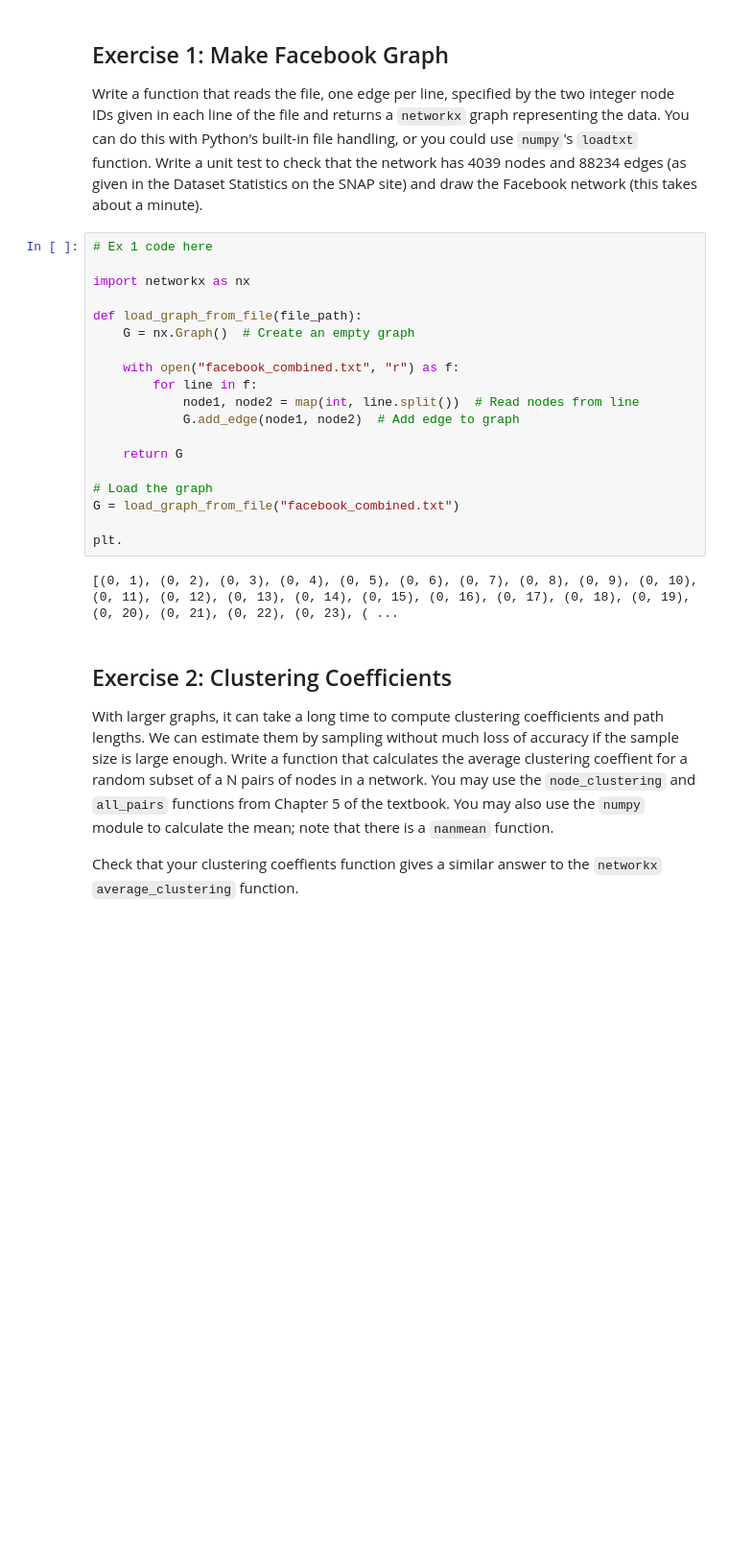
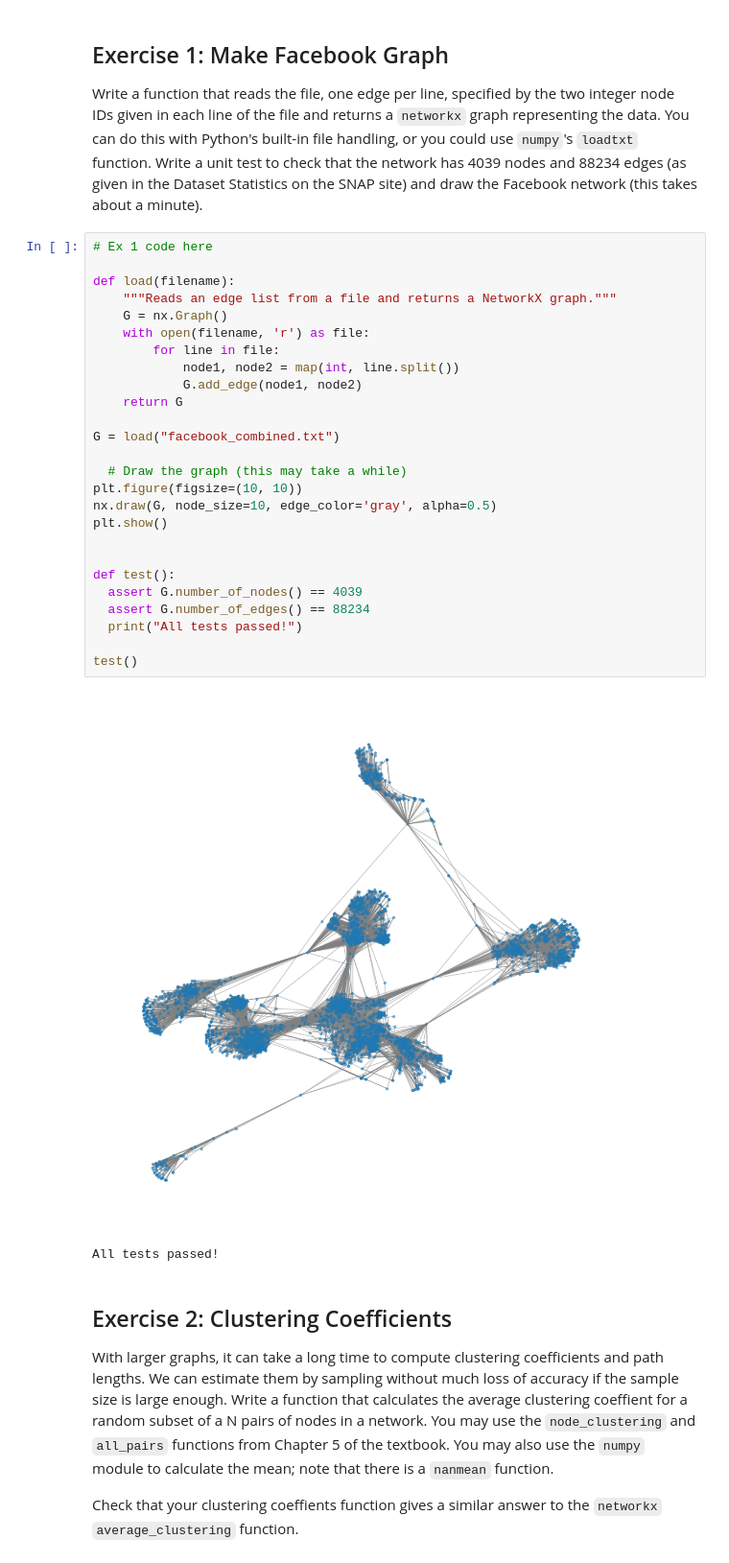
Before and after one commit to Charanjeet-x/comp215, a Jupyter notebook: labs/lab06_networks.ipynb, the cells around one changed output. Shown at 96% size. Saved outputs shown, nothing was run; the diff lists cells and outputs as text; blank space fills up the shorter version.

````diff
--- a/labs/lab06_networks.ipynb
+++ b/labs/lab06_networks.ipynb
@@ -40,27 +40,35 @@ Look at the content of the file and read the SNAP webpage to understand what the
 ## Exercise 1: Make Facebook Graph
 
 Write a function that reads the file, one edge per line, specified by the two integer node IDs given in each line of the file and returns a ```networkx``` graph representing the data.  You can do this with Python's built-in file handling, or you could use ```numpy```'s ```loadtxt``` function.  Write a unit test to check that the network has 4039 nodes and 88234 edges (as given in the Dataset Statistics on the SNAP site) and draw the Facebook network (this takes about a minute).
-# %%
-# Ex 1 code here
-
-import networkx as nx
-
-def load_graph_from_file(file_path):
-    G = nx.Graph()  # Create an empty graph
-
-    with open("facebook_combined.txt", "r") as f:
-        for line in f:
-            node1, node2 = map(int, line.split())  # Read nodes from line
-            G.add_edge(node1, node2)  # Add edge to graph
-
-    return G
-
-# Load the graph
-G = load_graph_from_file("facebook_combined.txt")
-
-plt.
-# %% [output]
-[(0, 1), (0, 2), (0, 3), (0, 4), (0, 5), (0, 6), (0, 7), (0, 8), (0, 9), (0, 10), (0, 11), (0, 12), (0, 13), (0, 14), (0, 15), (0, 16), (0, 17), (0, 18), (0, 19), (0, 20), (0, 21), (0, 22), (0, 23), ( ...
+# %%
+# Ex 1 code here
+
+def load(filename):
+    """Reads an edge list from a file and returns a NetworkX graph."""
+    G = nx.Graph()
+    with open(filename, 'r') as file:
+        for line in file:
+            node1, node2 = map(int, line.split())
+            G.add_edge(node1, node2)
+    return G
+
+G = load("facebook_combined.txt")
+
+  # Draw the graph (this may take a while)
+plt.figure(figsize=(10, 10))
+nx.draw(G, node_size=10, edge_color='gray', alpha=0.5)
+plt.show()
+
+
+def test():
+  assert G.number_of_nodes() == 4039
+  assert G.number_of_edges() == 88234
+  print("All tests passed!")
+
+test()
+# %% [output]
+[figure, added]
+All tests passed!
 # %% [markdown]
 ## Exercise 2: Clustering Coefficients
 
````
Also changed, not shown: parts of 7 cells of this notebook.
